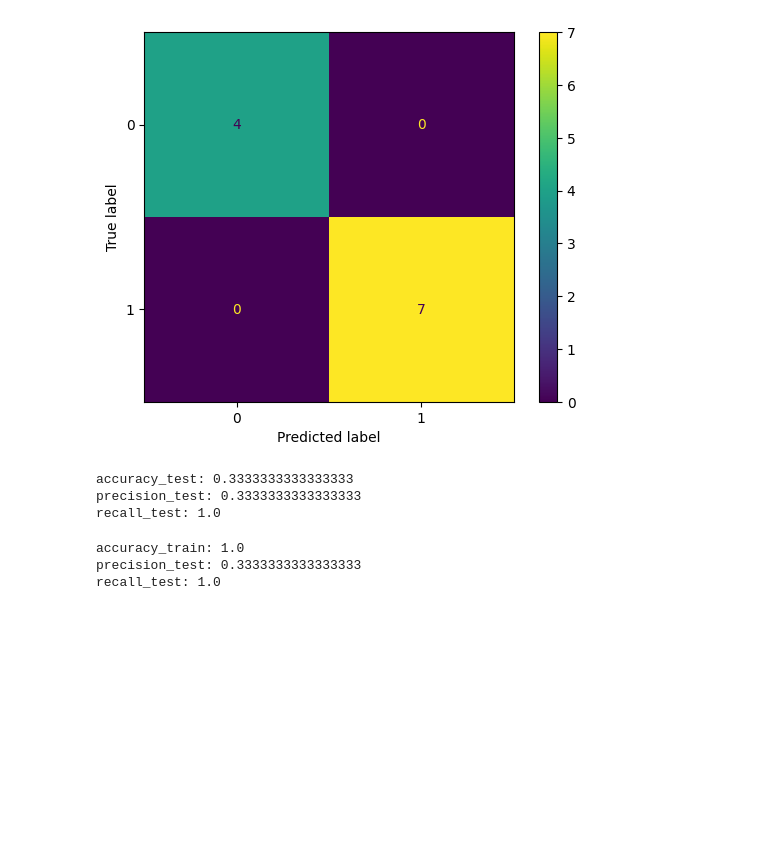
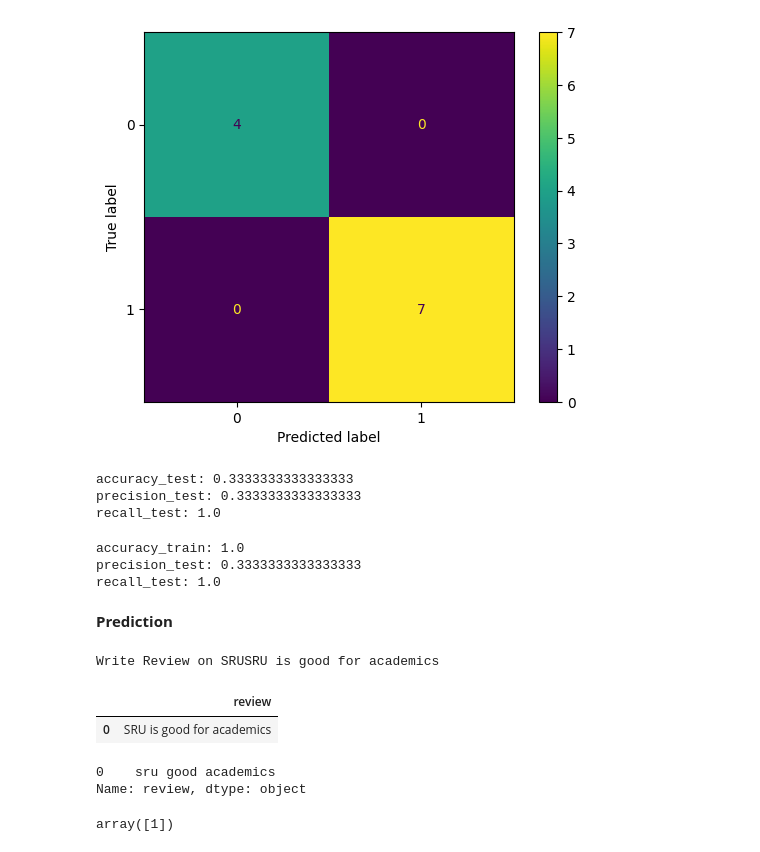
Before and after one commit to vvrgit/NLP-LAB, a Jupyter notebook: Text_Classification.ipynb, the cells around one changed output. Drawn from its saved outputs; the diff is of its cells as text; code cells hidden in the pictures; blank space fills up the shorter version.

```diff
--- a/Text_Classification.ipynb
+++ b/Text_Classification.ipynb
@@ -1048,3 +1048,22 @@ print("recall_test:", recall_test)
 accuracy_train: 1.0
 precision_test: 0.3333333333333333
 recall_test: 1.0
+# %% [markdown]
+**Prediction**
+# %%
+inp=input('Write Review on SRU')
+# %% [output]
+Write Review on SRUSRU is good for academics
+# %%
+df = pd.DataFrame(columns=['review'])
+df.at[0,'review'] = inp
+df.head()
+# %% [output]
+|  | review |
+| 0 | SRU is good for academics |
+# %%
+review = df['review'].apply(preprocess)
+review
+# %% [output]
+0    sru good academics
+Name: review, dtype: object
@@ -1050,0 +1074,4 @@ recall_test: 1.0
+# %%
+y_pred
+# %% [output]
+array([1])
```
Also changed, not shown: parts of 7 cells of this notebook.
